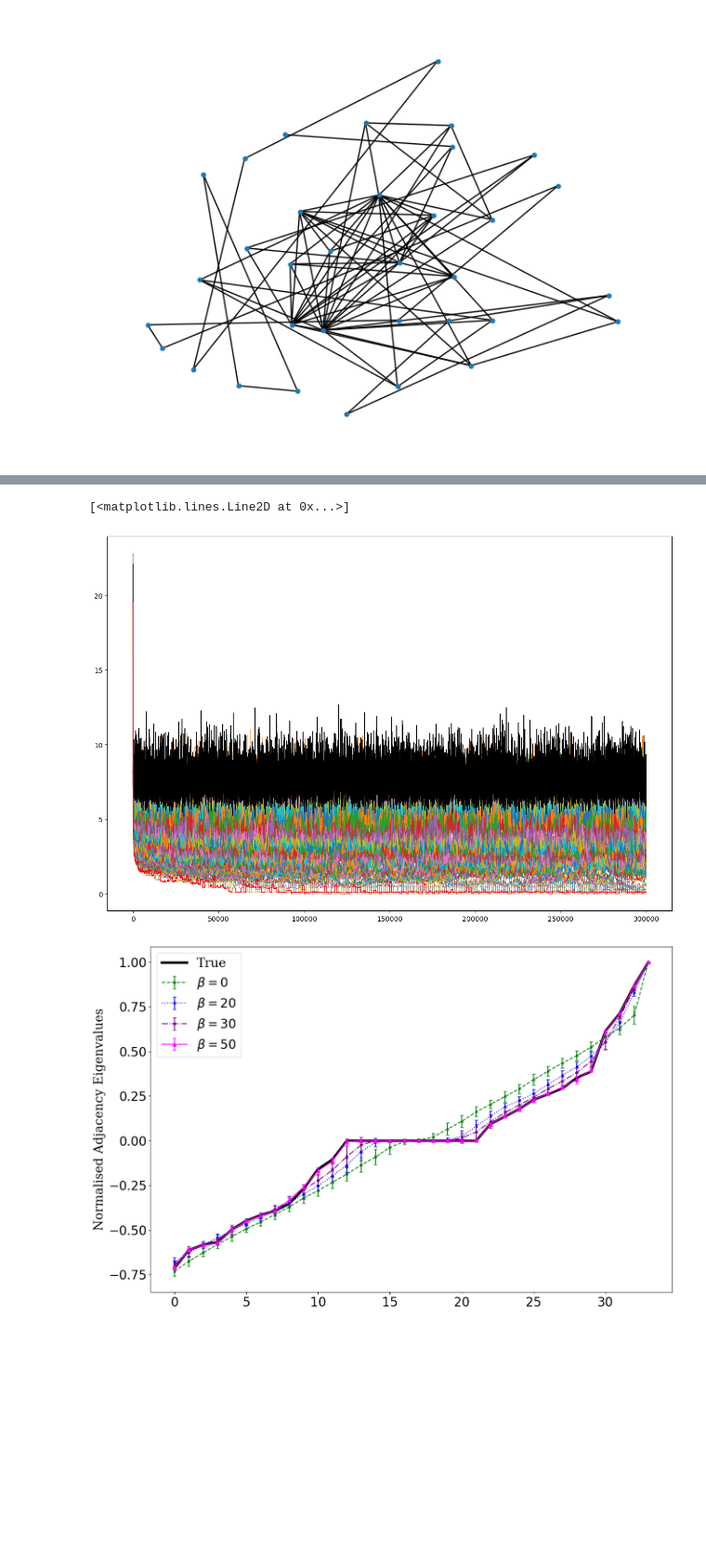
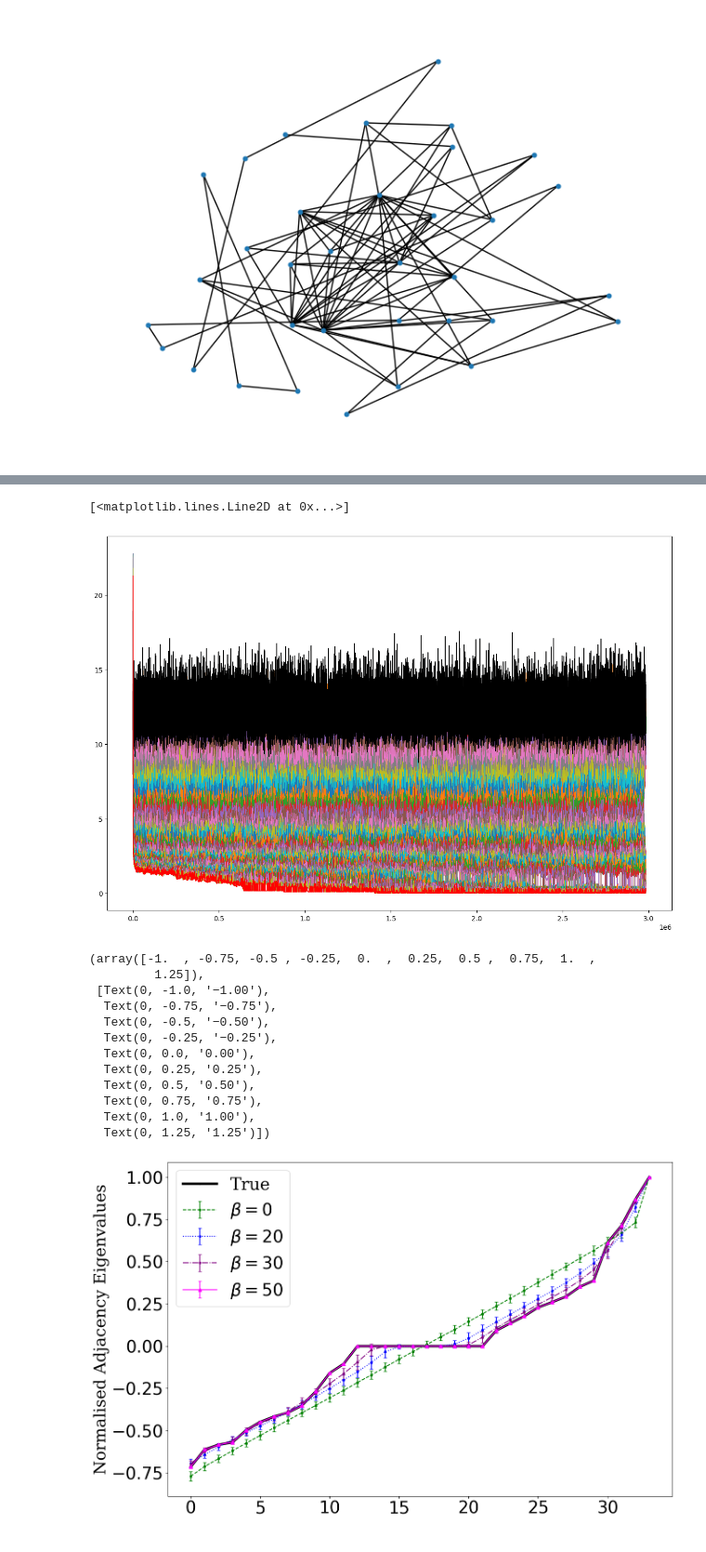
Before and after one commit to Vedanta-T/RandomWalk_FRTD_embeddings, a Jupyter notebook: Randomisation_example.ipynb, the cells around one changed output, grey strips where cells are left out. Shown at 93% size. Drawn from its saved outputs; the diff is of its cells as text; code cells hidden in the pictures; blank space fills up the shorter version.

```diff
--- a/Randomisation_example.ipynb
+++ b/Randomisation_example.ipynb
@@ -62,3 +52,22 @@ states, minimum_edgelists, min_diffs, diffs_by_temp, samples, betas = run_parall
+# %%
+import pickle
+
+#data = {
+#    "minimum_edgelists": minimum_edgelists,
+#    "min_diffs": min_diffs,
+#    "diffs_by_temp": diffs_by_temp,
+#    "samples": samples,
+#    "betas": betas,
+#}
+
+with open('KC_randomisation_FINAL_edgemove2.pkl', "rb") as f:
+    data = pickle.load(f)
+#    pickle.dump(data, f)
+
+
+diffs_by_temp = data['diffs_by_temp']
+betas = data['betas']
+samples = data['samples']
 # %%
 sampled_graphs = {beta: [] for beta in betas}
 for b in betas:
@@ -75,7 +84,7 @@ plt.plot(diffs_by_temp[betas[0]], linewidth=1, color='k')
 plt.plot(diffs_by_temp[betas[-1]], linewidth=1, color='r')
 # %% [output]
 [<matplotlib.lines.Line2D at 0x...>]
-[figure, old version]
+[figure, new version]
 # %%
 A1 = np.eye(N) - nx.normalized_laplacian_matrix(G)
 #A1 = np.eye(N) - nx.directed_laplacian_matrix(G, walk_type='pagerank', alpha=0.85)
@@ -128,18 +139,30 @@ std_vals50 = np.std(vals, axis=0)
 # %%
 fig = plt.figure(figsize=(15, 10))
 plt.plot(val1, 'k', label='True', marker='o', markersize=2, linewidth=4)
 
 plt.errorbar(np.arange(N), val0, yerr = std_vals0, marker='s', capsize=3, markersize=3, linestyle='--', label=r'$\beta=0$', color='g')
 plt.errorbar(np.arange(N), val20, yerr = std_vals20, marker='s', capsize=3, markersize=3, label=r'$\beta=20$', color='blue', linestyle='dotted')
 plt.errorbar(np.arange(N), val30, yerr = std_vals30, marker='s', capsize=3, markersize=3, label=r'$\beta=30$', color='purple', linestyle='dashdot')
 plt.errorbar(np.arange(N), val50, yerr = std_vals50, marker='^', capsize=3, markersize=6, label=r'$\beta=50$', color='magenta')
 
 
-plt.legend(prop={'family':'serif', 'size':20})
-plt.ylabel('Normalised Adjacency Eigenvalues', fontsize=20, font='serif')
+plt.legend(prop={'family':'serif', 'size':28})
+plt.ylabel('Normalised Adjacency Eigenvalues', fontsize=27, font='serif')
 plt.xlabel(' ', fontsize=20, font='serif')
-plt.xticks(fontsize=20) ; plt.yticks(fontsize=20)
+plt.xticks(fontsize=28) ; plt.yticks(fontsize=28)
 
-plt.savefig('KC_spectra final.pdf', bbox_inches='tight')
+#plt.savefig('KC_spectra final.pdf', bbox_inches='tight')
 # %% [output]
+(array([-1.  , -0.75, -0.5 , -0.25,  0.  ,  0.25,  0.5 ,  0.75,  1.  ,
+         1.25]),
+ [Text(0, -1.0, '−1.00'),
+  Text(0, -0.75, '−0.75'),
+  Text(0, -0.5, '−0.50'),
+  Text(0, -0.25, '−0.25'),
+  Text(0, 0.0, '0.00'),
+  Text(0, 0.25, '0.25'),
+  Text(0, 0.5, '0.50'),
+  Text(0, 0.75, '0.75'),
+  Text(0, 1.0, '1.00'),
+  Text(0, 1.25, '1.25')])
-[figure, old version]
+[figure, new version]
```
Also changed, not shown: parts of 15 cells of this notebook.
